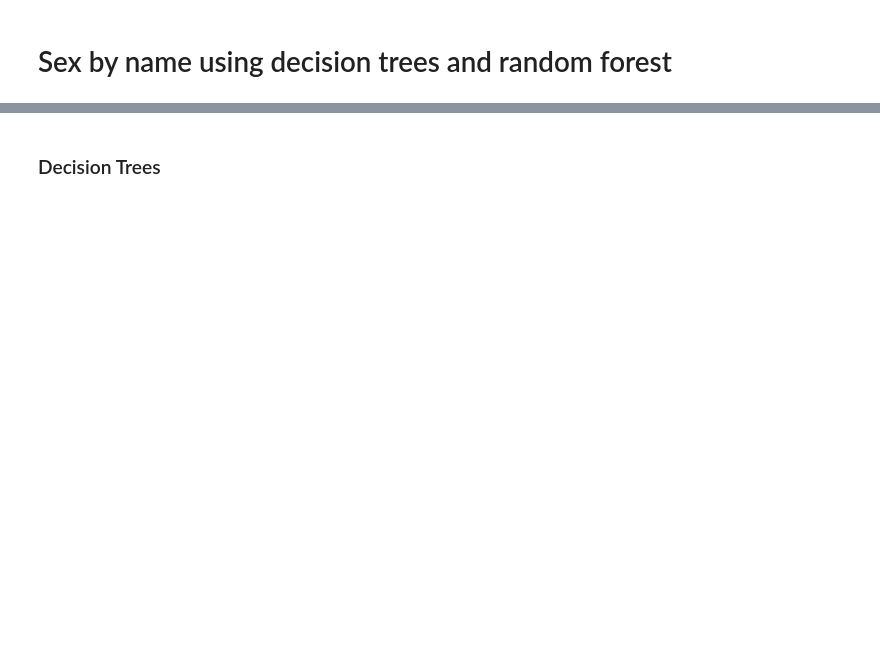
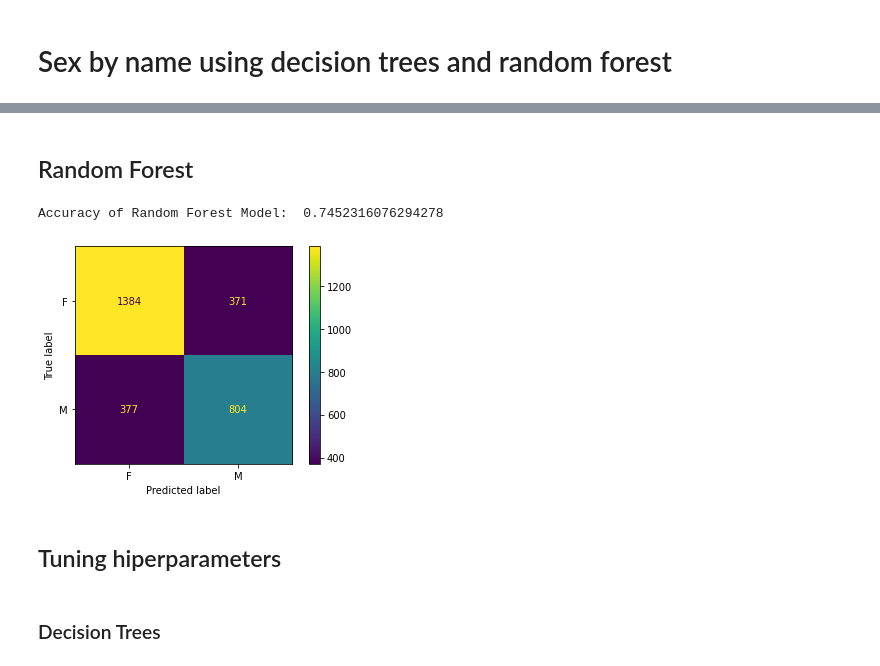
Before and after one commit to tyronfonseca/names-ml, a Jupyter notebook: names_trees.ipynb, the cells around one changed output, grey strips where cells are left out. Drawn from its saved outputs; the diff is of its cells as text; code cells hidden in the pictures; blank space fills up the shorter version.

```diff
--- a/names_trees.ipynb
+++ b/names_trees.ipynb
@@ -68,0 +87,16 @@ def show_confusion_matrix(model, X, y):
+# %% [markdown]
+## Random Forest
+# %%
+random_model = RandomForestClassifier(max_depth=15, max_features=20)
+history = random_model.fit(X_train, y_train)
+# %%
+random_model_pred = random_model.predict(X_test)
+print('Accuracy of Random Forest Model: ', accuracy_score(y_test, random_model_pred))
+# %% [output]
+Accuracy of Random Forest Model:  0.7452316076294278
+# %%
+show_confusion_matrix(random_model, X_test, y_test)
+# %% [output]
+[figure, added]
+# %% [markdown]
+## Tuning hiperparameters
```
Also changed, not shown: parts of 39 cells of this notebook, 1 other file.
